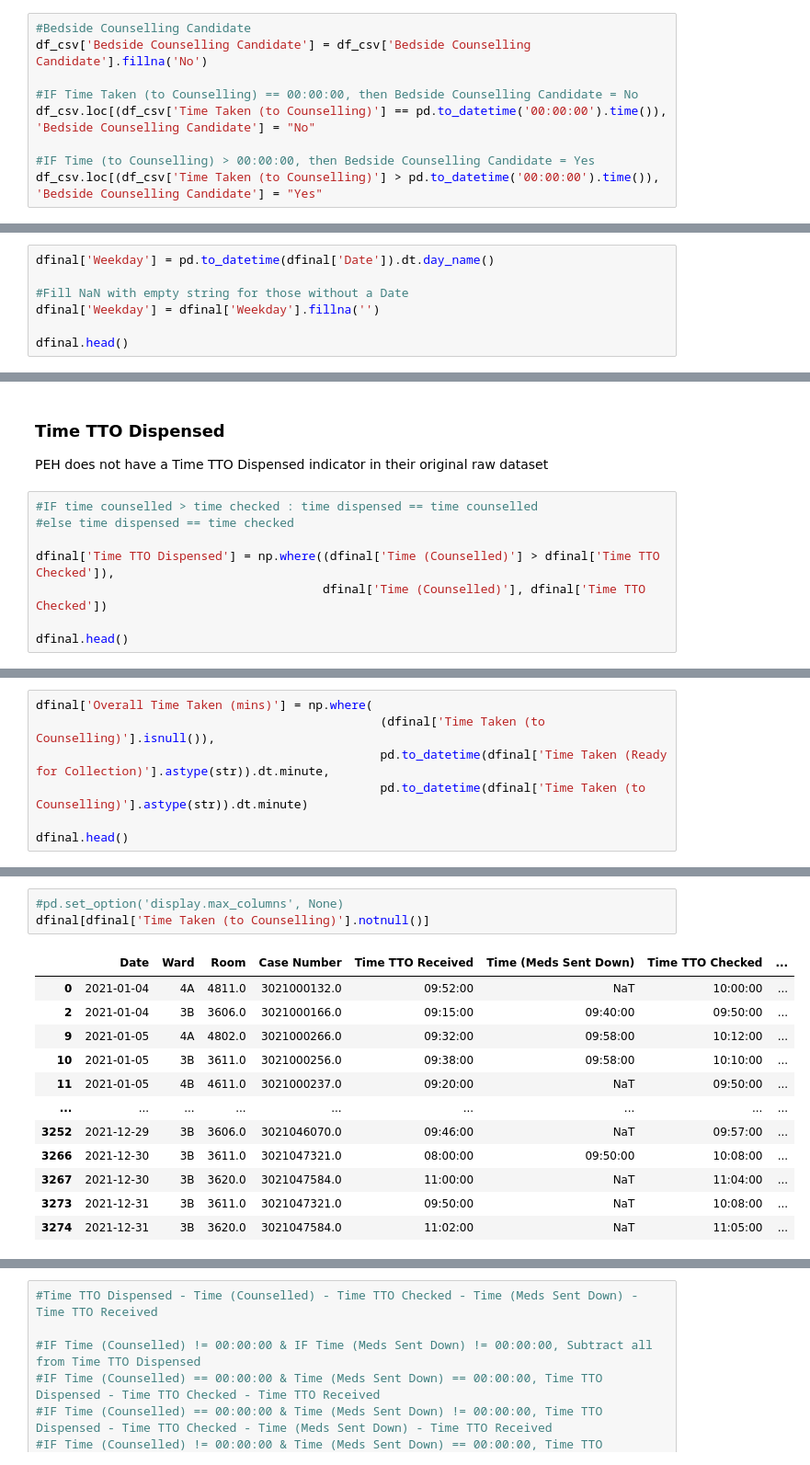
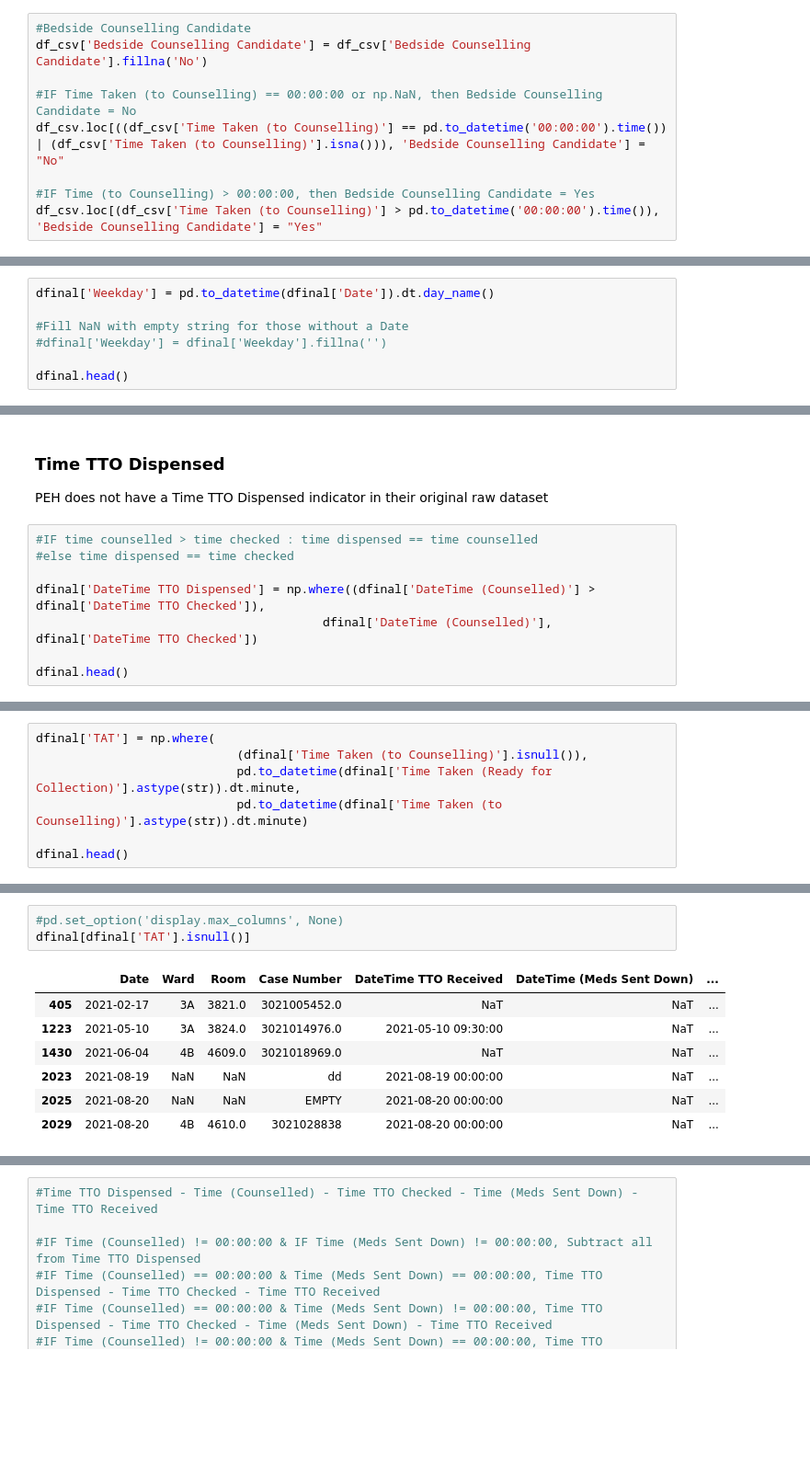
Before and after one commit to RoystonCXW/IS447---Smart-Healthcare, a Jupyter notebook: IS447/System/Code/Pharmacy Dept/PEH_Cleaning.ipynb, the cells around one changed output, grey strips where cells are left out. Shown at 92% size. Drawn from its saved outputs; the diff is of its cells as text; blank space fills up the shorter version.

```diff
--- a/IS447/System/Code/Pharmacy Dept/PEH_Cleaning.ipynb
+++ b/IS447/System/Code/Pharmacy Dept/PEH_Cleaning.ipynb
@@ -397,8 +408,8 @@ See the caveats in the documentation: https://pandas.pydata.org/pandas-docs/stab
 #Bedside Counselling Candidate
 df_csv['Bedside Counselling Candidate'] = df_csv['Bedside Counselling Candidate'].fillna('No')
 
-#IF Time Taken (to Counselling) == 00:00:00, then Bedside Counselling Candidate = No
-df_csv.loc[(df_csv['Time Taken (to Counselling)'] == pd.to_datetime('00:00:00').time()), 'Bedside Counselling Candidate'] = "No"
+#IF Time Taken (to Counselling) == 00:00:00 or np.NaN, then Bedside Counselling Candidate = No
+df_csv.loc[((df_csv['Time Taken (to Counselling)'] == pd.to_datetime('00:00:00').time()) | (df_csv['Time Taken (to Counselling)'].isna())), 'Bedside Counselling Candidate'] = "No"
 
 #IF Time (to Counselling) > 00:00:00, then Bedside Counselling Candidate = Yes
 df_csv.loc[(df_csv['Time Taken (to Counselling)'] > pd.to_datetime('00:00:00').time()), 'Bedside Counselling Candidate'] = "Yes"
@@ -455,7 +460,7 @@ dfinal = df_csv
 dfinal['Weekday'] = pd.to_datetime(dfinal['Date']).dt.day_name()
 
 #Fill NaN with empty string for those without a Date
-dfinal['Weekday'] = dfinal['Weekday'].fillna('')
+#dfinal['Weekday'] = dfinal['Weekday'].fillna('')
 
 dfinal.head()
 # %% [output]
@@ -483,8 +483,8 @@ PEH does not have a Time TTO Dispensed indicator in their original raw dataset
 #IF time counselled > time checked : time dispensed == time counselled
 #else time dispensed == time checked
 
-dfinal['Time TTO Dispensed'] = np.where((dfinal['Time (Counselled)'] > dfinal['Time TTO Checked']),
-                                        dfinal['Time (Counselled)'], dfinal['Time TTO Checked'])
+dfinal['DateTime TTO Dispensed'] = np.where((dfinal['DateTime (Counselled)'] > dfinal['DateTime TTO Checked']),
+                                        dfinal['DateTime (Counselled)'], dfinal['DateTime TTO Checked'])
 
 dfinal.head()
 # %% [output]
@@ -504,8 +504,8 @@ See the caveats in the documentation: https://pandas.pydata.org/pandas-docs/stab
 # %%
-dfinal['Overall Time Taken (mins)'] = np.where(
-                                                (dfinal['Time Taken (to Counselling)'].isnull()),
-                                                pd.to_datetime(dfinal['Time Taken (Ready for Collection)'].astype(str)).dt.minute,
-                                                pd.to_datetime(dfinal['Time Taken (to Counselling)'].astype(str)).dt.minute)
+dfinal['TAT'] = np.where(
+                            (dfinal['Time Taken (to Counselling)'].isnull()),
+                            pd.to_datetime(dfinal['Time Taken (Ready for Collection)'].astype(str)).dt.minute,
+                            pd.to_datetime(dfinal['Time Taken (to Counselling)'].astype(str)).dt.minute)
 
 dfinal.head()
 # %% [output]
@@ -523,16 +523,11 @@ See the caveats in the documentation: https://pandas.pydata.org/pandas-docs/stab
 # %%
 #pd.set_option('display.max_columns', None)
-dfinal[dfinal['Time Taken (to Counselling)'].notnull()]
+dfinal[dfinal['TAT'].isnull()]
 # %% [output]
-|  | Date | Ward | Room | Case Number | Time TTO Received | Time (Meds Sent Down) | Time TTO Checked | ... |
-| 0 | 2021-01-04 | 4A | 4811.0 | 3021000132.0 | 09:52:00 | NaT | 10:00:00 | ... |
-| 2 | 2021-01-04 | 3B | 3606.0 | 3021000166.0 | 09:15:00 | 09:40:00 | 09:50:00 | ... |
-| 9 | 2021-01-05 | 4A | 4802.0 | 3021000266.0 | 09:32:00 | 09:58:00 | 10:12:00 | ... |
-| 10 | 2021-01-05 | 3B | 3611.0 | 3021000256.0 | 09:38:00 | 09:58:00 | 10:10:00 | ... |
-| 11 | 2021-01-05 | 4B | 4611.0 | 3021000237.0 | 09:20:00 | NaT | 09:50:00 | ... |
-| ... | ... | ... | ... | ... | ... | ... | ... | ... |
-| 3252 | 2021-12-29 | 3B | 3606.0 | 3021046070.0 | 09:46:00 | NaT | 09:57:00 | ... |
-| 3266 | 2021-12-30 | 3B | 3611.0 | 3021047321.0 | 08:00:00 | 09:50:00 | 10:08:00 | ... |
-| 3267 | 2021-12-30 | 3B | 3620.0 | 3021047584.0 | 11:00:00 | NaT | 11:04:00 | ... |
-| 3273 | 2021-12-31 | 3B | 3611.0 | 3021047321.0 | 09:50:00 | NaT | 10:08:00 | ... |
-| 3274 | 2021-12-31 | 3B | 3620.0 | 3021047584.0 | 11:02:00 | NaT | 11:05:00 | ... |
+|  | Date | Ward | Room | Case Number | DateTime TTO Received | DateTime (Meds Sent Down) | ... |
+| 405 | 2021-02-17 | 3A | 3821.0 | 3021005452.0 | NaT | NaT | ... |
+| 1223 | 2021-05-10 | 3A | 3824.0 | 3021014976.0 | 2021-05-10 09:30:00 | NaT | ... |
+| 1430 | 2021-06-04 | 4B | 4609.0 | 3021018969.0 | NaT | NaT | ... |
+| 2023 | 2021-08-19 | NaN | NaN | dd | 2021-08-19 00:00:00 | NaT | ... |
+| 2025 | 2021-08-20 | NaN | NaN | EMPTY | 2021-08-20 00:00:00 | NaT | ... |
+| 2029 | 2021-08-20 | 4B | 4610.0 | 3021028838 | 2021-08-20 00:00:00 | NaT | ... |
```
Also changed, not shown: parts of 34 cells of this notebook, 2 other files.
